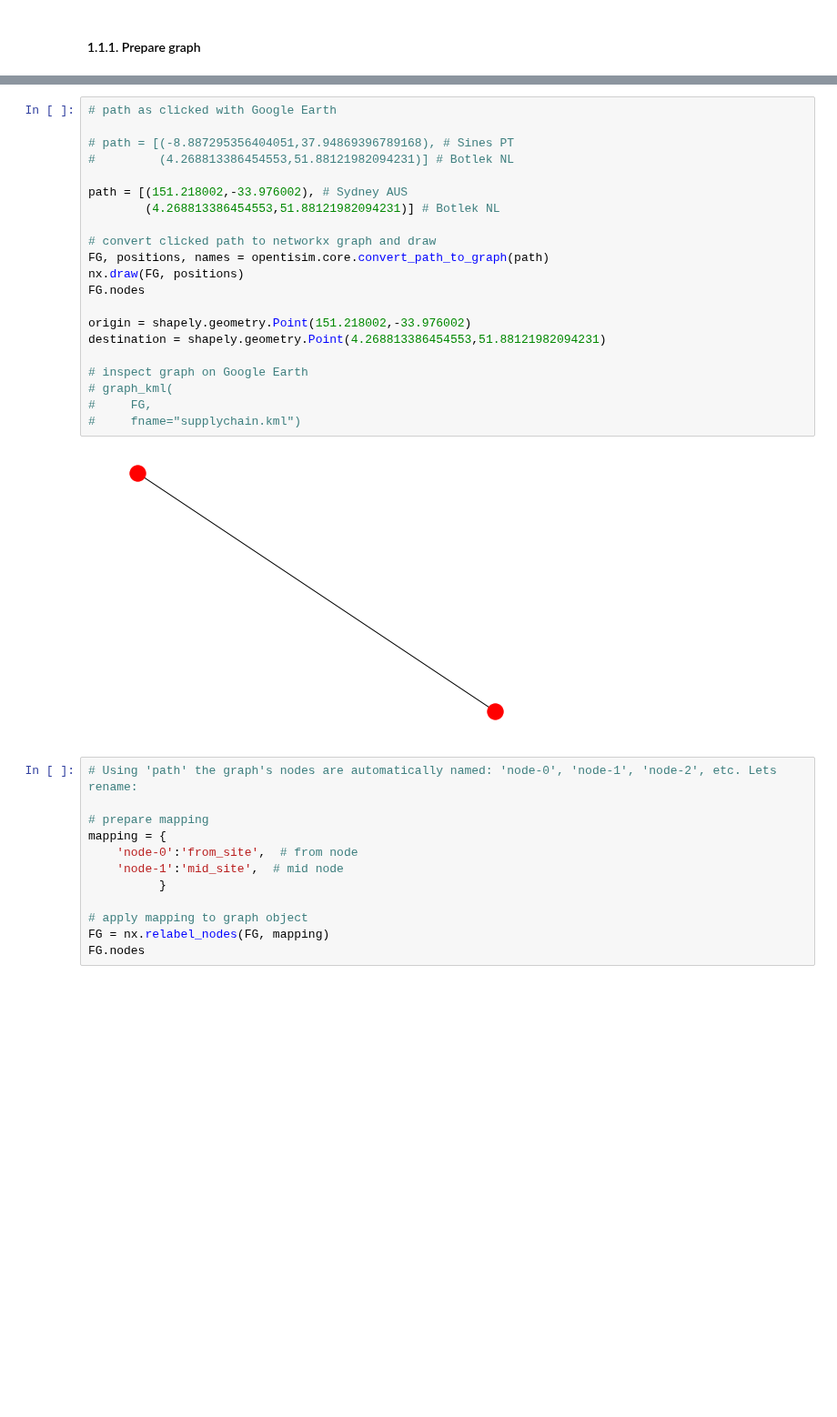
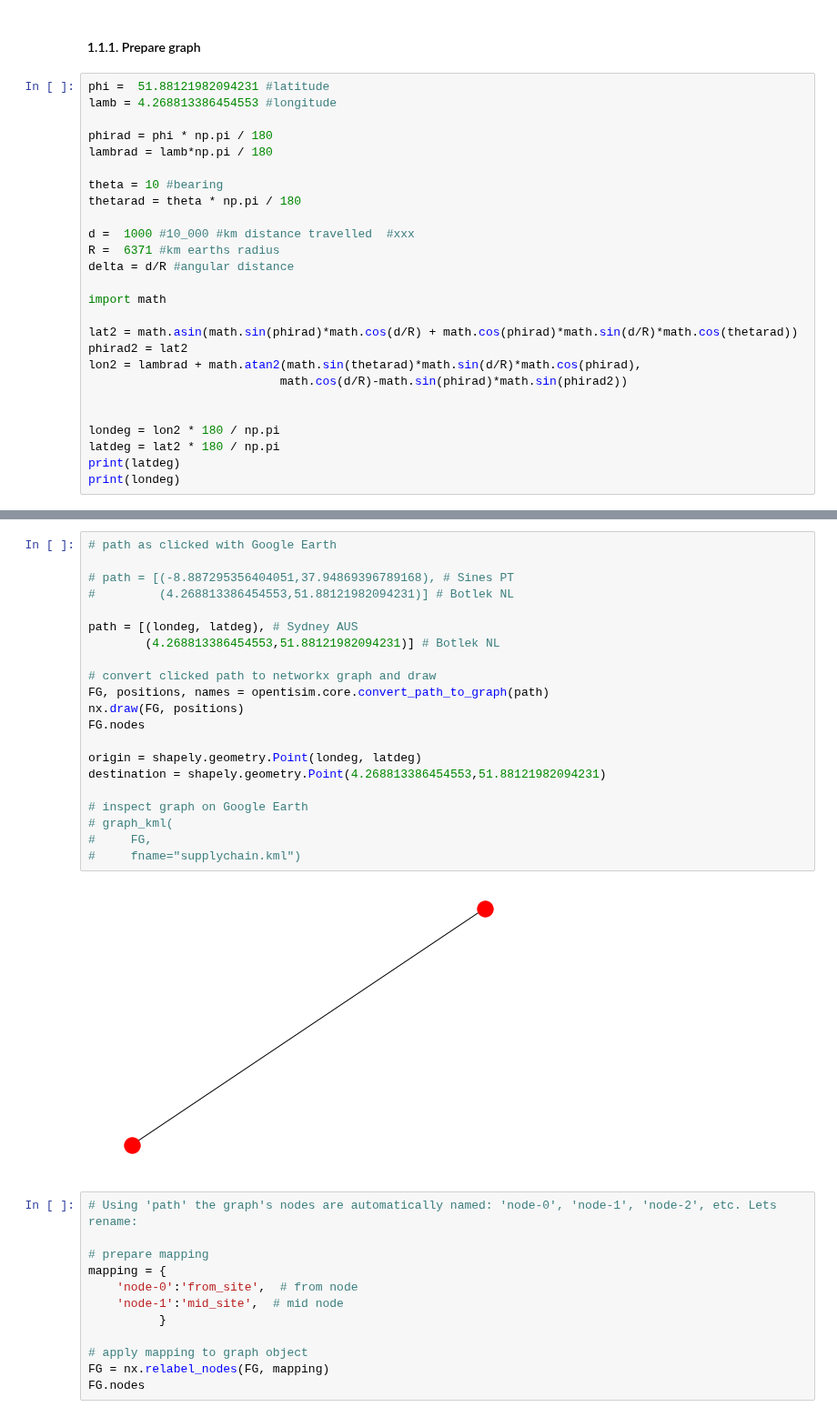
Before and after one commit to TUDelft-CITG/OpenTISim, a Jupyter notebook: notebooks/Example 06 - Supply Chain Export to Import.ipynb, the cells around one changed output, grey strips where cells are left out. Shown at 91% size. Drawn from its saved outputs; the diff is of its cells as text; blank space fills up the shorter version.

```diff
--- a/notebooks/Example 06 - Supply Chain Export to Import.ipynb
+++ b/notebooks/Example 06 - Supply Chain Export to Import.ipynb
@@ -136,3 +136,29 @@ for year in years:
 ### 1.1 Prepare Model set-up
 # %% [markdown]
 #### 1.1.1. Prepare graph
+# %%
+phi =  51.88121982094231 #latitude
+lamb = 4.268813386454553 #longitude
+
+phirad = phi * np.pi / 180
+lambrad = lamb*np.pi / 180
+
+theta = 10 #bearing
+thetarad = theta * np.pi / 180
+
+d =  1000 #10_000 #km distance travelled  #xxx
+R =  6371 #km earths radius
+delta = d/R #angular distance
+
+import math
+
+lat2 = math.asin(math.sin(phirad)*math.cos(d/R) + math.cos(phirad)*math.sin(d/R)*math.cos(thetarad))
+phirad2 = lat2
+lon2 = lambrad + math.atan2(math.sin(thetarad)*math.sin(d/R)*math.cos(phirad),
+                           math.cos(d/R)-math.sin(phirad)*math.sin(phirad2))
+
+
+londeg = lon2 * 180 / np.pi
+latdeg = lat2 * 180 / np.pi
+print(latdeg)
+print(londeg)
@@ -139,26 +168,26 @@ for year in years:
 # %%
 # path as clicked with Google Earth
 
 # path = [(-8.887295356404051,37.94869396789168), # Sines PT
 #         (4.268813386454553,51.88121982094231)] # Botlek NL
 
-path = [(151.218002,-33.976002), # Sydney AUS
+path = [(londeg, latdeg), # Sydney AUS
         (4.268813386454553,51.88121982094231)] # Botlek NL
 
 # convert clicked path to networkx graph and draw
 FG, positions, names = opentisim.core.convert_path_to_graph(path)
 nx.draw(FG, positions)
 FG.nodes
 
-origin = shapely.geometry.Point(151.218002,-33.976002)
+origin = shapely.geometry.Point(londeg, latdeg)
 destination = shapely.geometry.Point(4.268813386454553,51.88121982094231)
 
 # inspect graph on Google Earth
 # graph_kml(
 #     FG,
 #     fname="supplychain.kml")
 # %% [output]
-[figure, old version]
+[figure, new version]
 # %%
 # Using 'path' the graph's nodes are automatically named: 'node-0', 'node-1', 'node-2', etc. Lets rename:
 
```
Also changed, not shown: parts of 25 cells of this notebook, 1 other file.
